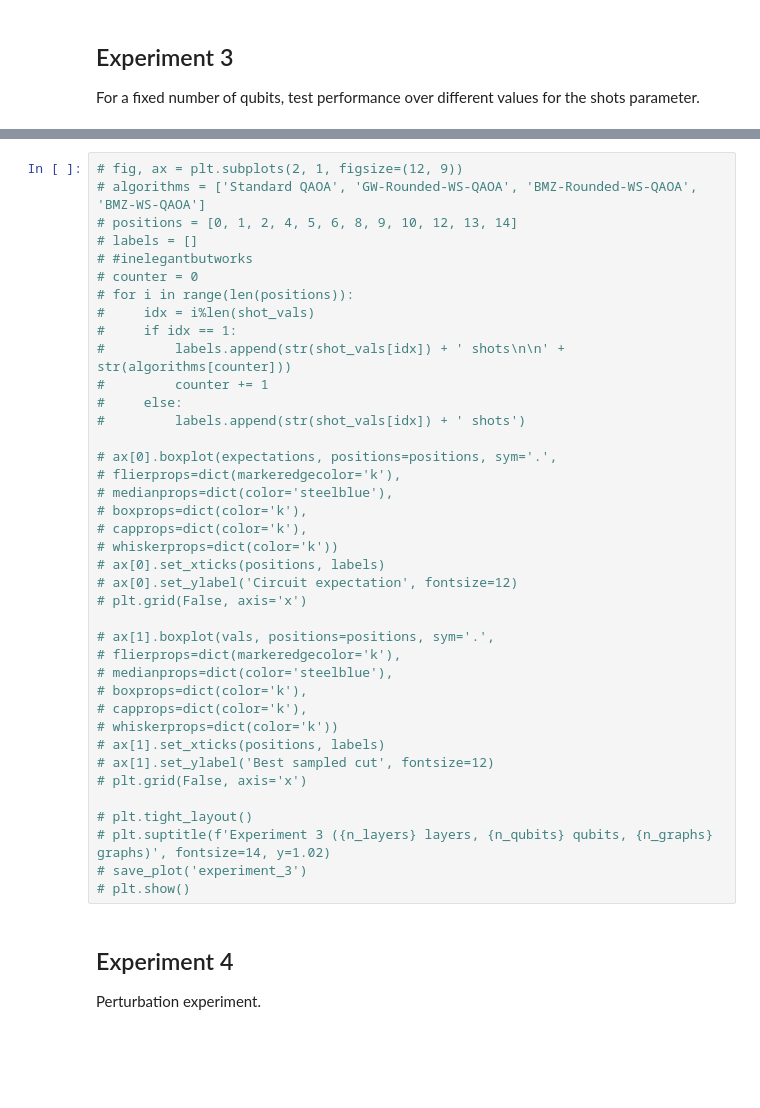
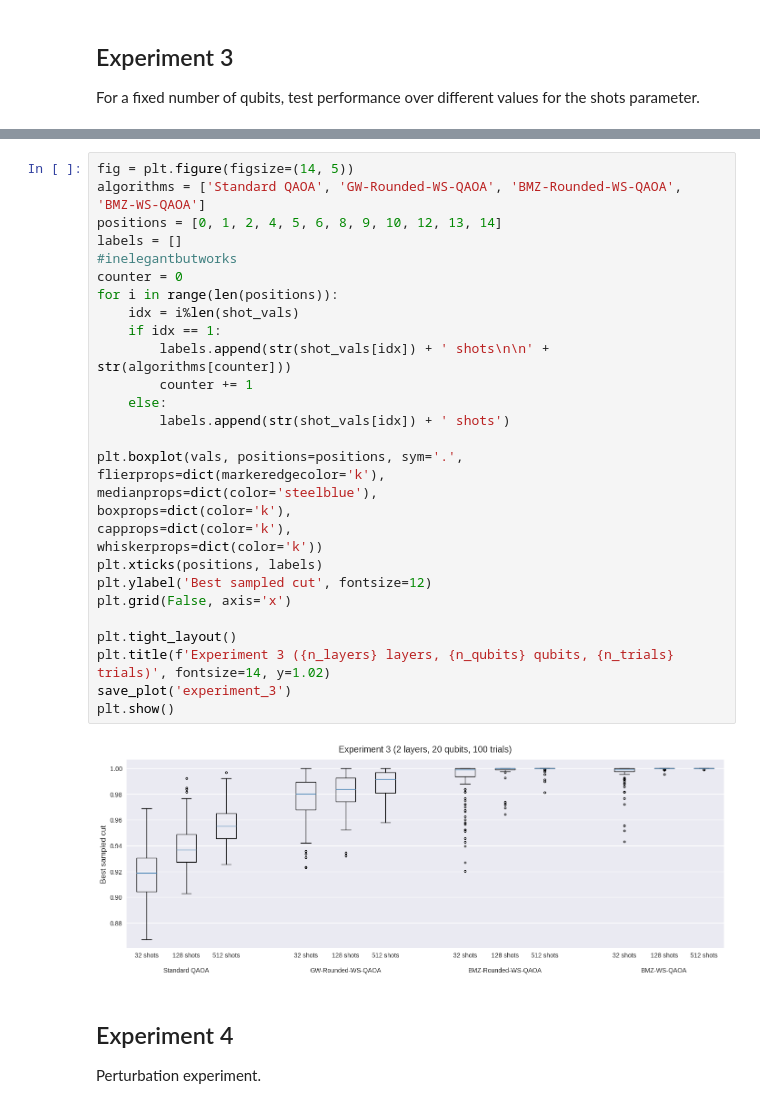
Before and after one commit to samco7/qaoa, a Jupyter notebook: notebooks/experiments.ipynb, the cells around one changed output, grey strips where cells are left out. Drawn from its saved outputs; the diff is of its cells as text; blank space fills up the shorter version.

Commit message:
minor changes in what to plot, variable renaming

```diff
--- a/notebooks/experiments.ipynb
+++ b/notebooks/experiments.ipynb
@@ -386,44 +369,36 @@ For a fixed number of qubits, test performance over different values for the sho
 # save_result(res, 'experiment_3')
 # progress.close()
 # %%
-# fig, ax = plt.subplots(2, 1, figsize=(12, 9))
-# algorithms = ['Standard QAOA', 'GW-Rounded-WS-QAOA', 'BMZ-Rounded-WS-QAOA', 'BMZ-WS-QAOA']
-# positions = [0, 1, 2, 4, 5, 6, 8, 9, 10, 12, 13, 14]
-# labels = []
-# #inelegantbutworks
-# counter = 0
-# for i in range(len(positions)):
-#     idx = i%len(shot_vals)
-#     if idx == 1:
-#         labels.append(str(shot_vals[idx]) + ' shots\n\n' + str(algorithms[counter]))
-#         counter += 1
-#     else:
-#         labels.append(str(shot_vals[idx]) + ' shots')
+fig = plt.figure(figsize=(14, 5))
+algorithms = ['Standard QAOA', 'GW-Rounded-WS-QAOA', 'BMZ-Rounded-WS-QAOA', 'BMZ-WS-QAOA']
+positions = [0, 1, 2, 4, 5, 6, 8, 9, 10, 12, 13, 14]
+labels = []
+#inelegantbutworks
+counter = 0
+for i in range(len(positions)):
+    idx = i%len(shot_vals)
+    if idx == 1:
+        labels.append(str(shot_vals[idx]) + ' shots\n\n' + str(algorithms[counter]))
+        counter += 1
+    else:
+        labels.append(str(shot_vals[idx]) + ' shots')
 
-# ax[0].boxplot(expectations, positions=positions, sym='.',
-# flierprops=dict(markeredgecolor='k'),
-# medianprops=dict(color='steelblue'),
-# boxprops=dict(color='k'),
-# capprops=dict(color='k'),
-# whiskerprops=dict(color='k'))
-# ax[0].set_xticks(positions, labels)
-# ax[0].set_ylabel('Circuit expectation', fontsize=12)
-# plt.grid(False, axis='x')
+plt.boxplot(vals, positions=positions, sym='.',
+flierprops=dict(markeredgecolor='k'),
+medianprops=dict(color='steelblue'),
+boxprops=dict(color='k'),
+capprops=dict(color='k'),
+whiskerprops=dict(color='k'))
+plt.xticks(positions, labels)
+plt.ylabel('Best sampled cut', fontsize=12)
+plt.grid(False, axis='x')
 
-# ax[1].boxplot(vals, positions=positions, sym='.',
-# flierprops=dict(markeredgecolor='k'),
-# medianprops=dict(color='steelblue'),
-# boxprops=dict(color='k'),
-# capprops=dict(color='k'),
-# whiskerprops=dict(color='k'))
-# ax[1].set_xticks(positions, labels)
-# ax[1].set_ylabel('Best sampled cut', fontsize=12)
-# plt.grid(False, axis='x')
-
-# plt.tight_layout()
-# plt.suptitle(f'Experiment 3 ({n_layers} layers, {n_qubits} qubits, {n_graphs} graphs)', fontsize=14, y=1.02)
-# save_plot('experiment_3')
-# plt.show()
+plt.tight_layout()
+plt.title(f'Experiment 3 ({n_layers} layers, {n_qubits} qubits, {n_trials} trials)', fontsize=14, y=1.02)
+save_plot('experiment_3')
+plt.show()
+# %% [output]
+[figure, added]
 # %% [markdown]
 ## Experiment 4
 Perturbation experiment.
```
Also changed, not shown: parts of 12 cells of this notebook.
